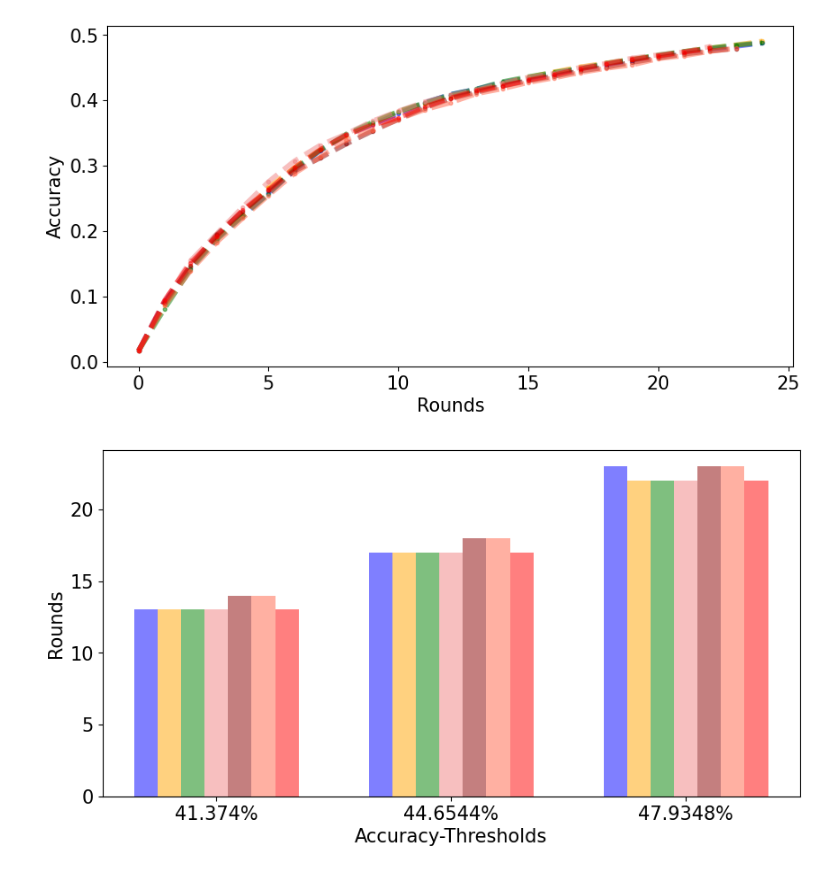
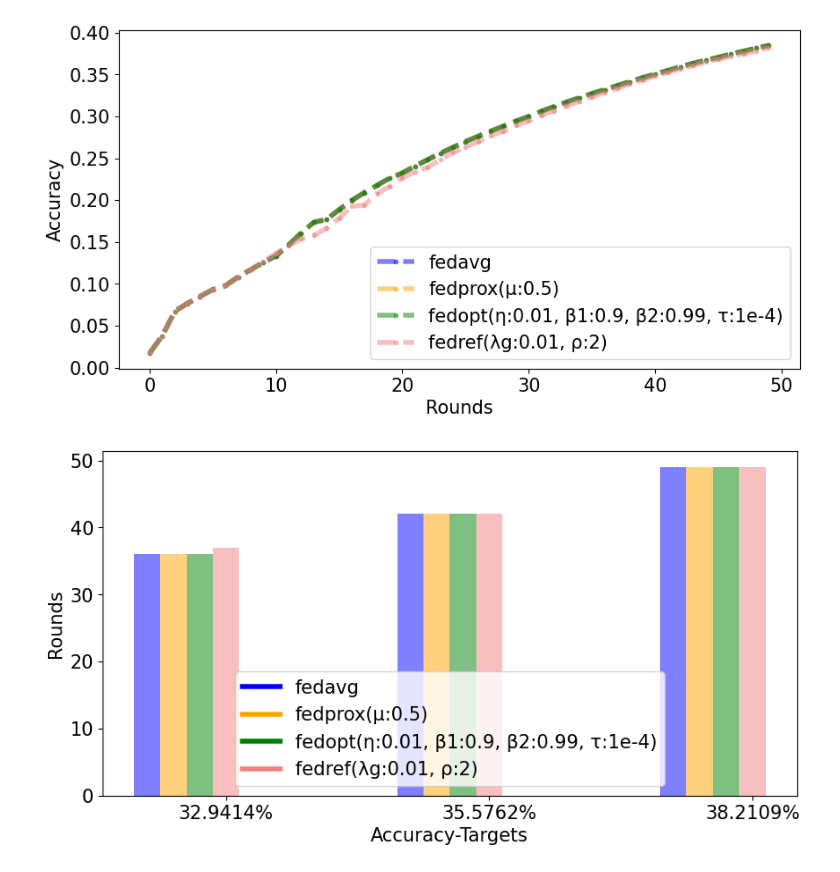
Before and after one commit to TaehwanY98/Fed-Ref, a Jupyter notebook: 2.FEMNIST.ipynb, the cells around one changed output. Cells and saved outputs as stored; diff of their text form; code cells hidden in the pictures.

Commit message:
Algorithm and Figures Update

```diff
--- a/2.FEMNIST.ipynb
+++ b/2.FEMNIST.ipynb
@@ -29,21 +30,21 @@ def ploting(fedavg, fedprox, fedref, title="MNIST Classification", metric="loss"
         ax.set_ylabel(f"F1Score", fontsize=15)
     ax.tick_params(axis='x', labelsize=15)
     ax.tick_params(axis='y', labelsize=15)
-    # ax.legend(fontsize=15)
+    ax.legend(fontsize=15)
     fig.show()
 
     fig, ax = plt.subplots(figsize=(10, 5))
     ax.set_ylabel("Rounds", fontsize=15)
     if metric=="mHF95":
-        ax.set_xlabel(f"HF95-Thresholds", fontsize=15)
+        ax.set_xlabel(f"HF95-Targets", fontsize=15)
     elif metric=="mDice":
-        ax.set_xlabel(f"DC-Thresholds", fontsize=15)
+        ax.set_xlabel(f"DC-Targets", fontsize=15)
     elif metric=="loss":
-        ax.set_xlabel(f"AsymmLoss-Thresholds", fontsize=15)
+        ax.set_xlabel(f"AsymmLoss-Targets", fontsize=15)
     elif metric=="accuracy":
-        ax.set_xlabel(f"Accuracy-Thresholds", fontsize=15)
+        ax.set_xlabel(f"Accuracy-Targets", fontsize=15)
     elif metric=="f1score":
-        ax.set_xlabel(f"F1Score-Thresholds", fontsize=15)
+        ax.set_xlabel(f"F1Score-Targets", fontsize=15)
     # ax.set_yticks([i for i in np.arange(0, 2*num+1, step=num) if i!=2*num], labels= [i if i!=2*num else "No reach" for i in range(0, 2*num+1, num) if i!=2*num], fontsize=15)
     ax.tick_params(axis='x', labelsize=15)
     ax.tick_params(axis='y', labelsize=15)
@@ -73,19 +74,16 @@ def ploting(fedavg, fedprox, fedref, title="MNIST Classification", metric="loss"
     h.extend([plt.Line2D([0], [0], color=fedref_colors[0], lw=4), plt.Line2D([0], [0], color=fedref_colors[1], lw=4)])
     for i in range(len(fedref)):
         h.append(plt.Line2D([0], [0], color=fedref_colors[i+2], lw=4))
-    # ax.legend(h, l, fontsize=15)
+    ax.legend(h, l, fontsize=15)
     fig.show()
 # %%
-n =25
+n = 50
 # %%
 fedavg = pd.read_csv("Result/fedavg/fedavg_femnist.csv")
 fedprox = pd.read_csv("Result/fedprox/fedprox_femnist.csv")
 fedopt = pd.read_csv("Result/fedopt/fedopt_femnist.csv")
 fedref = [{**fedopt.to_dict("series"), **{"label":"fedopt(η:0.01, β1:0.9, β2:0.99, τ:1e-4)"}},
-    {**pd.read_csv("./Result/fedref/fedref_femnist_lda11.0_p1.csv").to_dict("series"), **{"label":"fedref(λg:0.1, ρ:1)"}},
-    {**pd.read_csv("./Result/fedref/fedref_femnist_lda11.0_p3.csv").to_dict("series"), **{"label":"fedref(λg:0.1, ρ:3)"}},
-    {**pd.read_csv("./Result/fedref/fedref_femnist_lda11.0_p5.csv").to_dict("series"), **{"label":"fedref(λg:0.1, ρ:5)"}},
-    {**pd.read_csv("./Result/fedref/fedref_femnist_lda11.0_p7.csv").to_dict("series"), **{"label":"fedref(λg:0.1, ρ:7)"}}
+    {**pd.read_csv("./Result/fedref/fedref_femnist_lda10.1_p2.csv").to_dict("series"), **{"label":"fedref(λg:0.01, ρ:2)"}},
     ]
 loss_std = max([fedavg["loss"][:n].min()]+[fedprox["loss"][:n].min()]+[min(l["loss"][:n]) for i,l in enumerate(fedref)])
 loss_std2 = abs(sum([l["loss"].std() for i,l in enumerate(fedref)])/(len(fedref)))
@@ -105,2 +103,2 @@ ploting(fedavg, fedprox, fedref, title="FEMNIST Classification", metric="f1score
-[figure, old version]
+[figure, new version]
-[figure, old version]
+[figure, new version]
```
Also changed, not shown: parts of 12 cells of this notebook, 25 other files.
